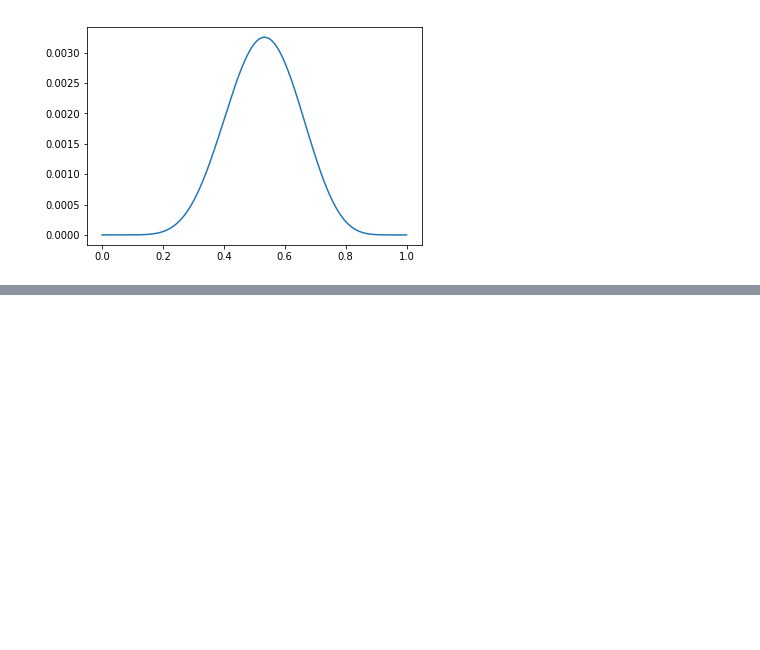
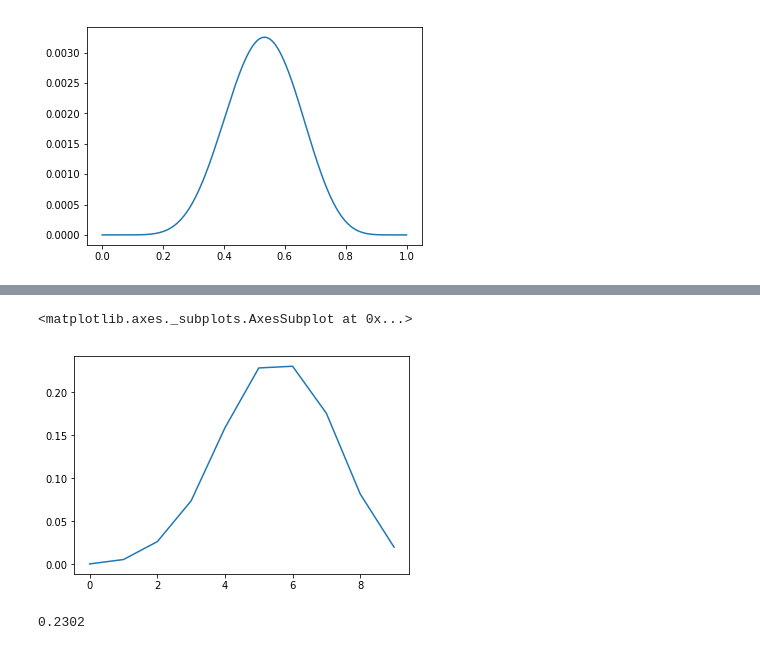
Before and after one commit to ralphrecto/rethinking, a Jupyter notebook: solutions/ch3.ipynb, the cells around one changed output, grey strips where cells are left out. Drawn from its saved outputs; the diff is of its cells as text; code cells hidden in the pictures; blank space fills up the shorter version.

```diff
--- a/solutions/ch3.ipynb
+++ b/solutions/ch3.ipynb
@@ -190,0 +257,15 @@ pp_distr[8]
+# %%
+pp_sample9 = np.vectorize(lambda p: np.random.binomial(9, p))(nonuniform_sample)
+pp_vals9, pp_counts9 = np.unique(pp_sample9, return_counts=True)
+pp_distr9 = pd.Series(
+    data=pp_counts9 / len(pp_sample9),
+    index = pp_vals9
+)
+pp_distr9.plot()
+# %% [output]
+<matplotlib.axes._subplots.AxesSubplot at 0x...>
+[figure, added]
+# %%
+pp_distr9[6]
+# %% [output]
+0.2302
```
Also changed, not shown: parts of 21 cells of this notebook, 1 other file.
